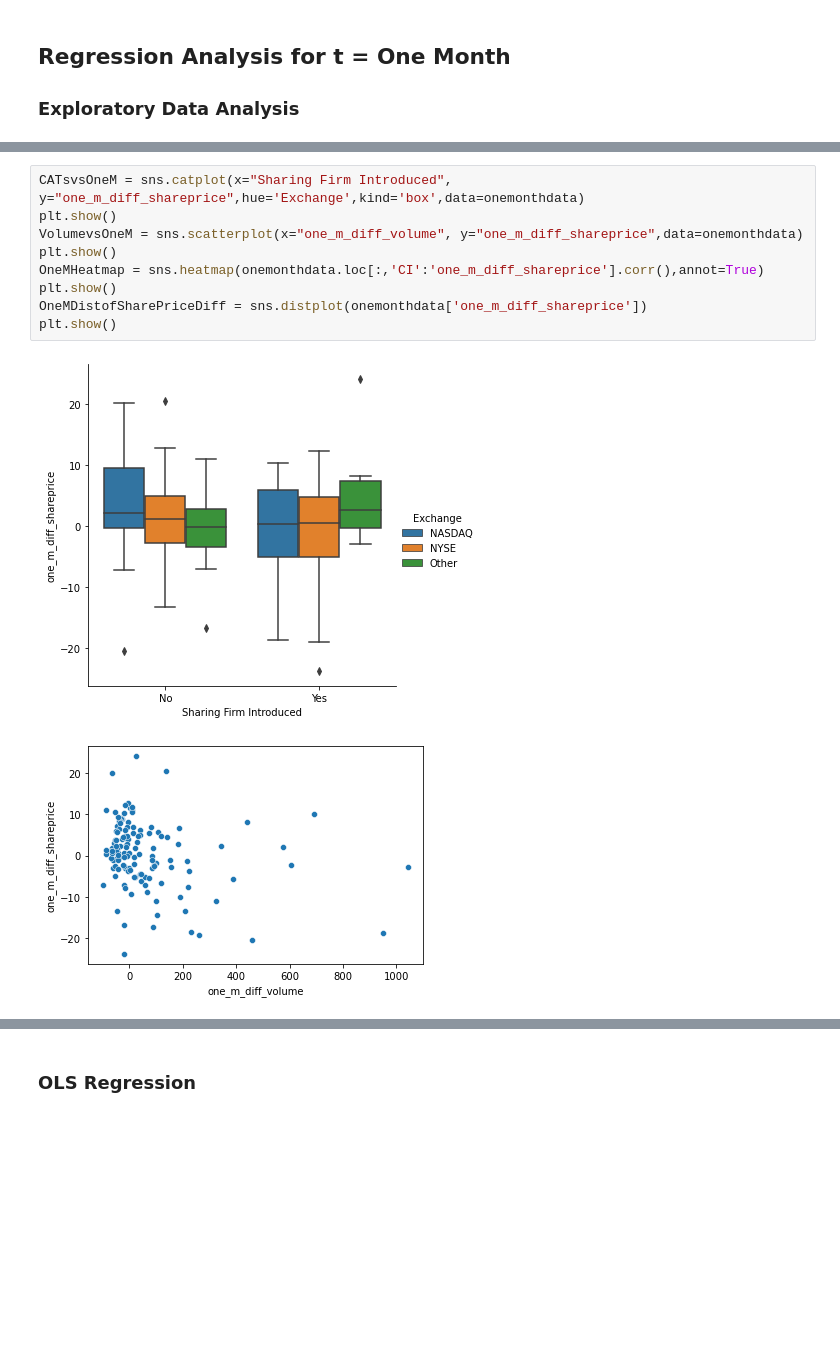
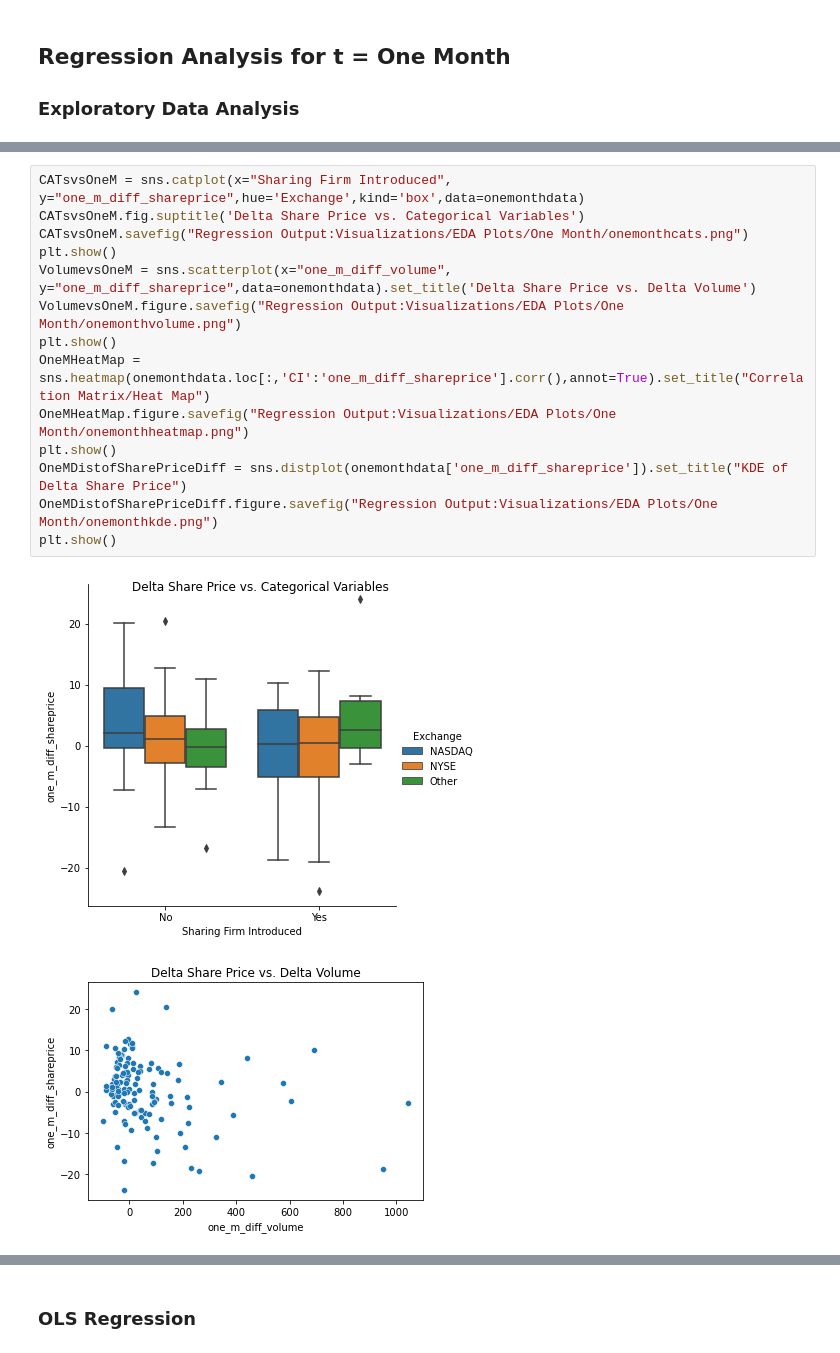
Before and after one commit to SolB77/Managerial-Economics-Senior-Thesis, a Jupyter notebook: Regression Analysis.ipynb, the cells around one changed output, grey strips where cells are left out. Saved outputs shown, nothing was run; the diff lists cells and outputs as text; blank space fills up the shorter version.

Commit message:
Outputted Regression/Saved Plots+Tables

```diff
--- a/Regression Analysis.ipynb
+++ b/Regression Analysis.ipynb
@@ -56,12 +57,17 @@ onemonthdata.describe()
 # %%
 CATsvsOneM = sns.catplot(x="Sharing Firm Introduced", y="one_m_diff_shareprice",hue='Exchange',kind='box',data=onemonthdata)
+CATsvsOneM.fig.suptitle('Delta Share Price vs. Categorical Variables')
+CATsvsOneM.savefig("Regression Output:Visualizations/EDA Plots/One Month/onemonthcats.png")
 plt.show()
-VolumevsOneM = sns.scatterplot(x="one_m_diff_volume", y="one_m_diff_shareprice",data=onemonthdata)
+VolumevsOneM = sns.scatterplot(x="one_m_diff_volume", y="one_m_diff_shareprice",data=onemonthdata).set_title('Delta Share Price vs. Delta Volume')
+VolumevsOneM.figure.savefig("Regression Output:Visualizations/EDA Plots/One Month/onemonthvolume.png")
 plt.show()
-OneMHeatmap = sns.heatmap(onemonthdata.loc[:,'CI':'one_m_diff_shareprice'].corr(),annot=True)
+OneMHeatMap = sns.heatmap(onemonthdata.loc[:,'CI':'one_m_diff_shareprice'].corr(),annot=True).set_title("Correlation Matrix/Heat Map")
+OneMHeatMap.figure.savefig("Regression Output:Visualizations/EDA Plots/One Month/onemonthheatmap.png")
 plt.show()
-OneMDistofSharePriceDiff = sns.distplot(onemonthdata['one_m_diff_shareprice'])
+OneMDistofSharePriceDiff = sns.distplot(onemonthdata['one_m_diff_shareprice']).set_title("KDE of Delta Share Price")
+OneMDistofSharePriceDiff.figure.savefig("Regression Output:Visualizations/EDA Plots/One Month/onemonthkde.png")
 plt.show()
 # %% [output]
-[figure, old version]
+[figure, new version]
-[figure, old version]
+[figure, new version]
```
Also changed, not shown: parts of 49 cells of this notebook, 34 other files.
